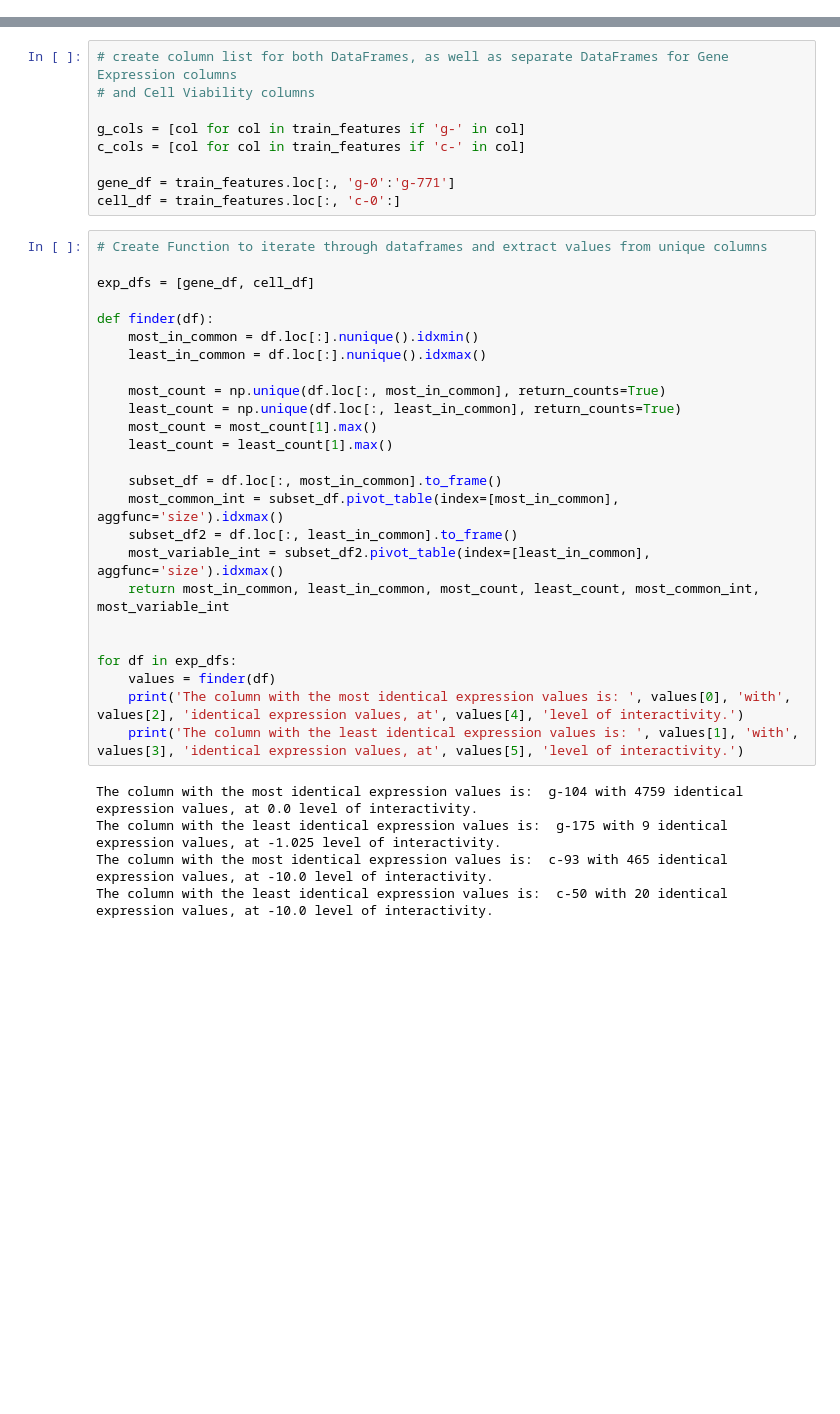
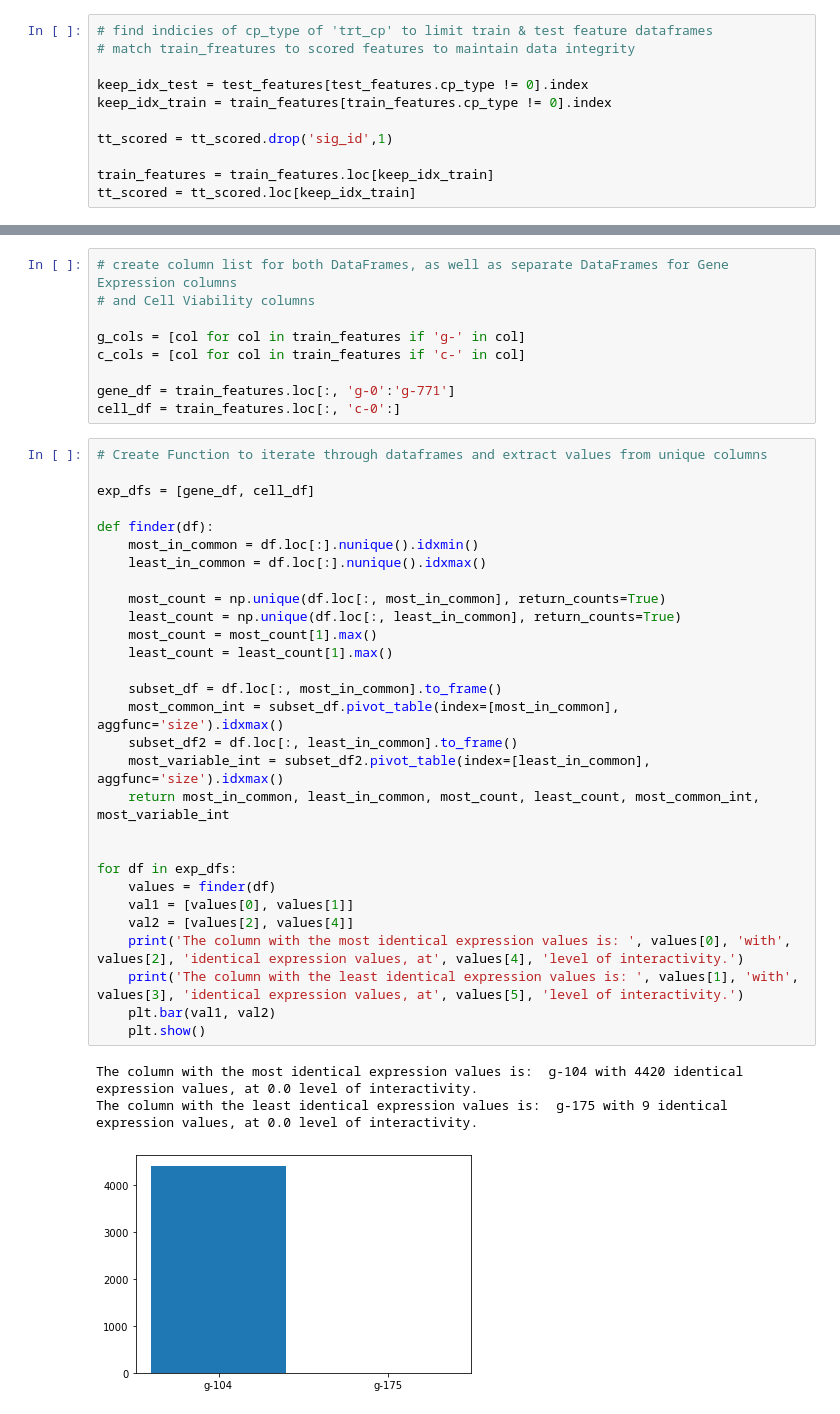
Before and after one commit to G-Sprouts/capstone2_moa, a Jupyter notebook: GW -- Drug Discovery -- Kaggle.ipynb, the cells around one changed output, grey strips where cells are left out. Drawn from its saved outputs; the diff is of its cells as text; blank space fills up the shorter version.

```diff
--- a/GW -- Drug Discovery -- Kaggle.ipynb
+++ b/GW -- Drug Discovery -- Kaggle.ipynb
@@ -58,6 +67,17 @@ def cleaner(df):
 for df in dfs:
     col_drop(df)
     cleaner(df)
+# %%
+# find indicies of cp_type of 'trt_cp' to limit train & test feature dataframes
+# match train_freatures to scored features to maintain data integrity
+
+keep_idx_test = test_features[test_features.cp_type != 0].index
+keep_idx_train = train_features[train_features.cp_type != 0].index
+
+tt_scored = tt_scored.drop('sig_id',1)
+
+train_features = train_features.loc[keep_idx_train]
+tt_scored = tt_scored.loc[keep_idx_train]
 # %%
 train_features.head()
 
@@ -114,30 +134,33 @@ cell_df = train_features.loc[:, 'c-0':]
 # %%
 # Create Function to iterate through dataframes and extract values from unique columns
 
 exp_dfs = [gene_df, cell_df]
 
 def finder(df):
     most_in_common = df.loc[:].nunique().idxmin()
     least_in_common = df.loc[:].nunique().idxmax()
 
     most_count = np.unique(df.loc[:, most_in_common], return_counts=True)
     least_count = np.unique(df.loc[:, least_in_common], return_counts=True)
     most_count = most_count[1].max()
     least_count = least_count[1].max()
 
     subset_df = df.loc[:, most_in_common].to_frame()
     most_common_int = subset_df.pivot_table(index=[most_in_common], aggfunc='size').idxmax()
     subset_df2 = df.loc[:, least_in_common].to_frame()
     most_variable_int = subset_df2.pivot_table(index=[least_in_common], aggfunc='size').idxmax()
     return most_in_common, least_in_common, most_count, least_count, most_common_int, most_variable_int
 
 
 for df in exp_dfs:
     values = finder(df)
+    val1 = [values[0], values[1]]
+    val2 = [values[2], values[4]]
     print('The column with the most identical expression values is: ', values[0], 'with', values[2], 'identical expression values, at', values[4], 'level of interactivity.')
     print('The column with the least identical expression values is: ', values[1], 'with', values[3], 'identical expression values, at', values[5], 'level of interactivity.')
+    plt.bar(val1, val2)
+    plt.show()
 # %% [output]
-The column with the most identical expression values is:  g-104 with 4759 identical expression values, at 0.0 level of interactivity.
-The column with the least identical expression values is:  g-175 with 9 identical expression values, at -1.025 level of interactivity.
-The column with the most identical expression values is:  c-93 with 465 identical expression values, at -10.0 level of interactivity.
-The column with the least identical expression values is:  c-50 with 20 identical expression values, at -10.0 level of interactivity.
+The column with the most identical expression values is:  g-104 with 4420 identical expression values, at 0.0 level of interactivity.
+The column with the least identical expression values is:  g-175 with 9 identical expression values, at 0.0 level of interactivity.
+[figure, added]
```
Also changed, not shown: parts of 25 cells of this notebook.
